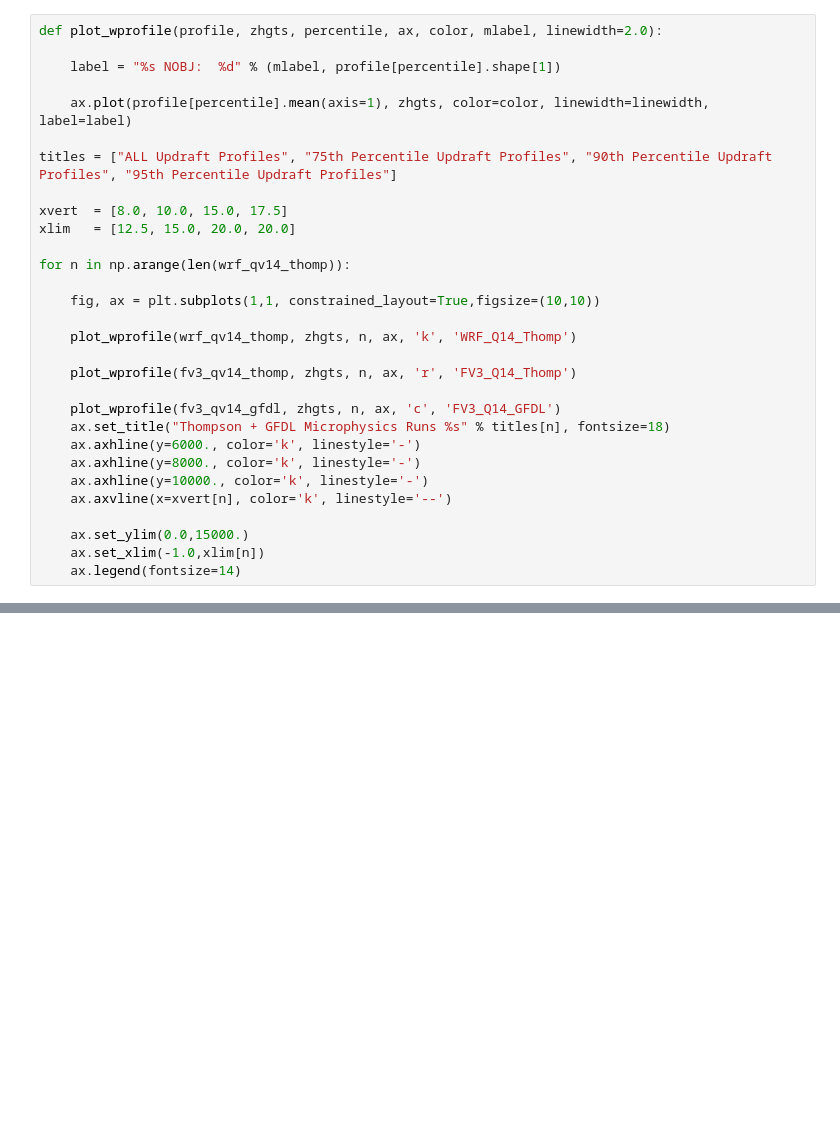
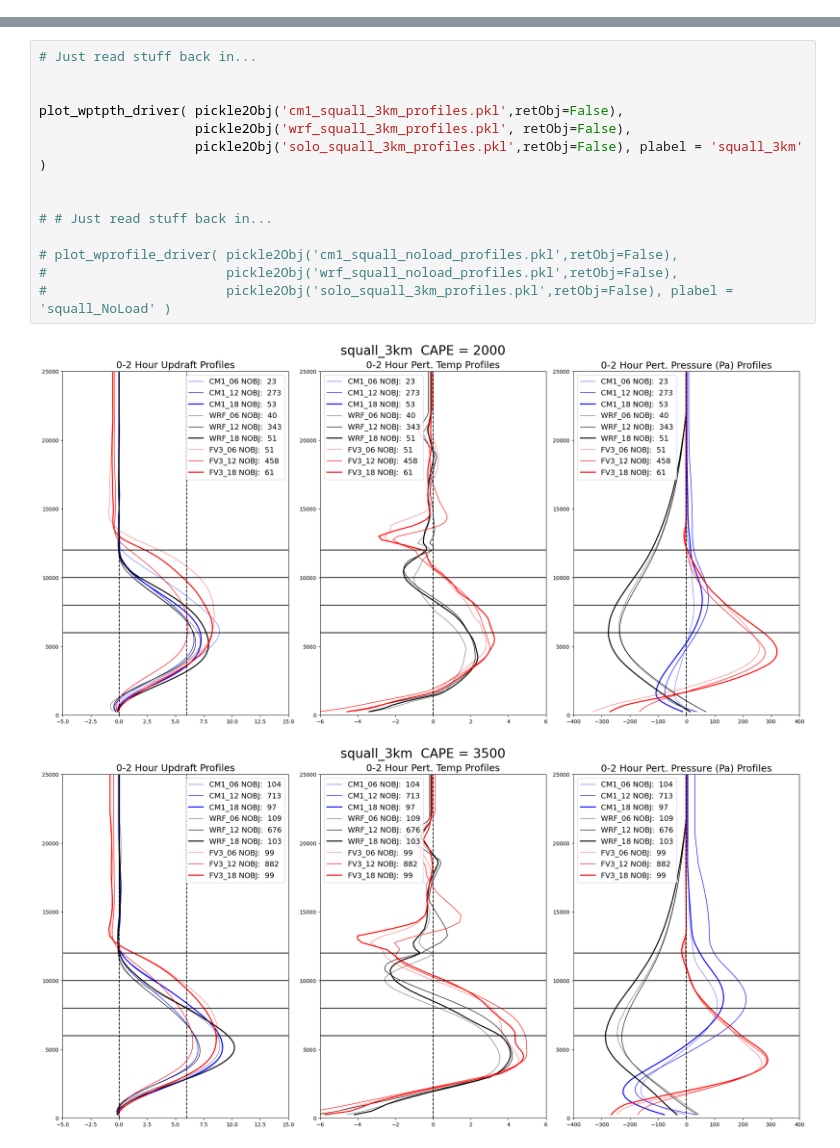
Before and after one commit to louiswicker/CAM_analysis_tools, a Jupyter notebook: ideal_cases/squall_line_profiles.ipynb, the cells around one changed output, grey strips where cells are left out. Saved outputs shown, nothing was run; the diff lists cells and outputs as text; blank space fills up the shorter version.

```diff
--- a/ideal_cases/squall_line_profiles.ipynb
+++ b/ideal_cases/squall_line_profiles.ipynb
@@ -463,30 +0,0 @@ Percentile value:  95.000000
-# %%
-def plot_wprofile(profile, zhgts, percentile, ax, color, mlabel, linewidth=2.0):
-
-    label = "%s NOBJ:  %d" % (mlabel, profile[percentile].shape[1])
-
-    ax.plot(profile[percentile].mean(axis=1), zhgts, color=color, linewidth=linewidth, label=label)
-
-titles = ["ALL Updraft Profiles", "75th Percentile Updraft Profiles", "90th Percentile Updraft Profiles", "95th Percentile Updraft Profiles"]
-
-xvert  = [8.0, 10.0, 15.0, 17.5]
-xlim   = [12.5, 15.0, 20.0, 20.0]
-
-for n in np.arange(len(wrf_qv14_thomp)):
-
-    fig, ax = plt.subplots(1,1, constrained_layout=True,figsize=(10,10))
-
-    plot_wprofile(wrf_qv14_thomp, zhgts, n, ax, 'k', 'WRF_Q14_Thomp')
-
-    plot_wprofile(fv3_qv14_thomp, zhgts, n, ax, 'r', 'FV3_Q14_Thomp')
-
-    plot_wprofile(fv3_qv14_gfdl, zhgts, n, ax, 'c', 'FV3_Q14_GFDL')
-    ax.set_title("Thompson + GFDL Microphysics Runs %s" % titles[n], fontsize=18)
-    ax.axhline(y=6000., color='k', linestyle='-')
-    ax.axhline(y=8000., color='k', linestyle='-')
-    ax.axhline(y=10000., color='k', linestyle='-')
-    ax.axvline(x=xvert[n], color='k', linestyle='--')
-
-    ax.set_ylim(0.0,15000.)
-    ax.set_xlim(-1.0,xlim[n])
-    ax.legend(fontsize=14)
@@ -497,0 +174,17 @@ for n in np.arange(len(wrf_qv14_thomp)):
+# %%
+# Just read stuff back in...
+
+
+plot_wptpth_driver( pickle2Obj('cm1_squall_3km_profiles.pkl',retObj=False),
+                    pickle2Obj('wrf_squall_3km_profiles.pkl', retObj=False),
+                    pickle2Obj('solo_squall_3km_profiles.pkl',retObj=False), plabel = 'squall_3km' )
+
+
+# # Just read stuff back in...
+
+# plot_wprofile_driver( pickle2Obj('cm1_squall_noload_profiles.pkl',retObj=False),
+#                       pickle2Obj('wrf_squall_noload_profiles.pkl',retObj=False),
+#                       pickle2Obj('solo_squall_3km_profiles.pkl',retObj=False), plabel = 'squall_NoLoad' )
+# %% [output]
+[figure, added]
+[figure, added]
```
Also changed, not shown: parts of 14 cells of this notebook, 15 other files.
